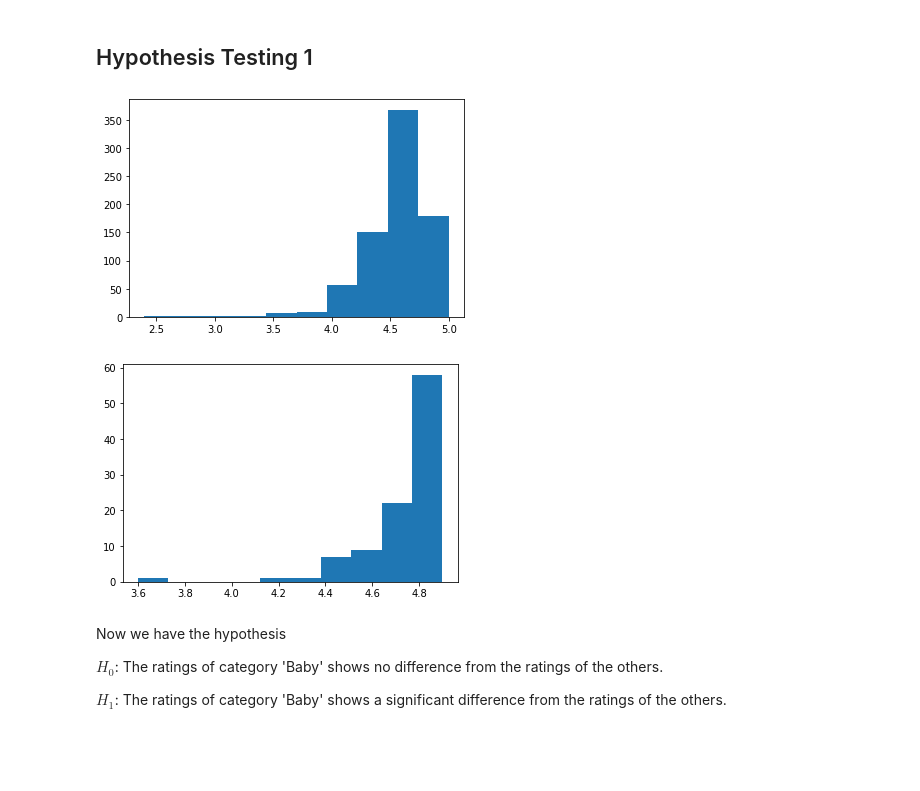
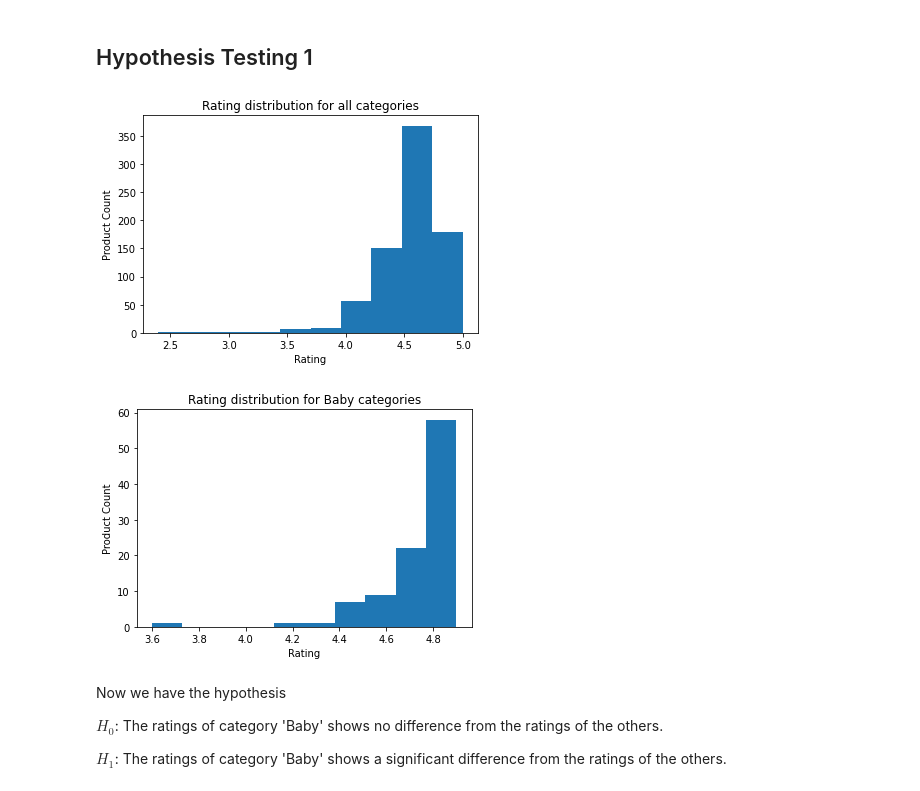
Before and after one commit to jiahaoliu1891/DATADIGGER, a Jupyter notebook: analysis/Hypothesis Testing.ipynb, the cells around one changed output. Drawn from its saved outputs; the diff is of its cells as text; code cells hidden in the pictures; blank space fills up the shorter version.

Commit message:
add titles and axis labels to hypothesis testing

```diff
--- a/analysis/Hypothesis Testing.ipynb
+++ b/analysis/Hypothesis Testing.ipynb
@@ -191,15 +191,21 @@ print(df['category'].unique())
 # %%
 # Overall
 plt.hist(df['rating'], bins=10)
+plt.title("Rating distribution for all categories")
+plt.xlabel("Rating")
+plt.ylabel("Product Count")
 plt.show()
 # %% [output]
-[figure, old version]
+[figure, new version]
 # %%
 # 'Baby' distribution
 plt.hist(df[df['category']=='Baby']['rating'], bins=10)
+plt.title("Rating distribution for Baby categories")
+plt.xlabel("Rating")
+plt.ylabel("Product Count")
 plt.show()
 # %% [output]
-[figure, old version]
+[figure, new version]
 # %% [markdown]
 Now we have the hypothesis
 
```
Also changed, not shown: parts of 2 cells of this notebook, 5 other files.
